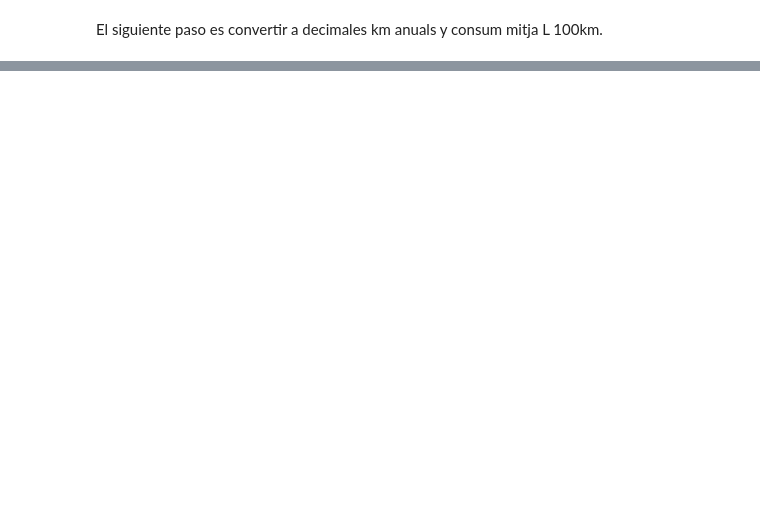
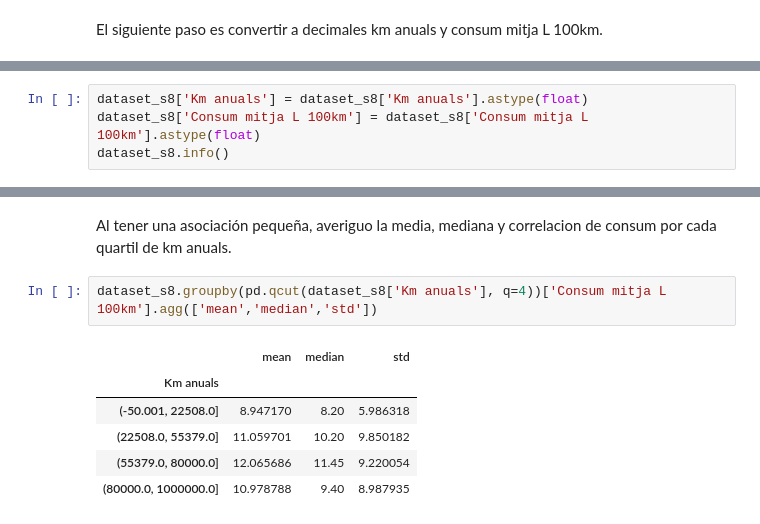
Before and after one commit to noelcarrionmatias/IT_Data, a Jupyter notebook: Especializacion/8_Sprint/ejercicios_s8.ipynb, the cells around one changed output, grey strips where cells are left out. Drawn from its saved outputs; the diff is of its cells as text; blank space fills up the shorter version.

```diff
--- a/Especializacion/8_Sprint/ejercicios_s8.ipynb
+++ b/Especializacion/8_Sprint/ejercicios_s8.ipynb
@@ -838,0 +837,4 @@ Ahora, compruebo si km anuals tiene datos de consumo. Si no tienen se tendrá qu
+# %%
+dataset_s8['Km anuals'] = dataset_s8['Km anuals'].astype(float)
+dataset_s8['Consum mitja L 100km'] = dataset_s8['Consum mitja L 100km'].astype(float)
+dataset_s8.info()
@@ -838,0 +938,11 @@ Ahora, compruebo si km anuals tiene datos de consumo. Si no tienen se tendrá qu
+# %% [markdown]
+Al tener una asociación pequeña, averiguo la media, mediana y correlacion de consum por cada quartil de km anuals.
+# %%
+dataset_s8.groupby(pd.qcut(dataset_s8['Km anuals'], q=4))['Consum mitja L 100km'].agg(['mean','median','std'])
+# %% [output]
+|  | mean | median | std |
+| Km anuals |  |  |  |
+| (-50.001, 22508.0] | 8.947170 | 8.20 | 5.986318 |
+| (22508.0, 55379.0] | 11.059701 | 10.20 | 9.850182 |
+| (55379.0, 80000.0] | 12.065686 | 11.45 | 9.220054 |
+| (80000.0, 1000000.0] | 10.978788 | 9.40 | 8.987935 |
```
Also changed, not shown: parts of 31 cells of this notebook.
